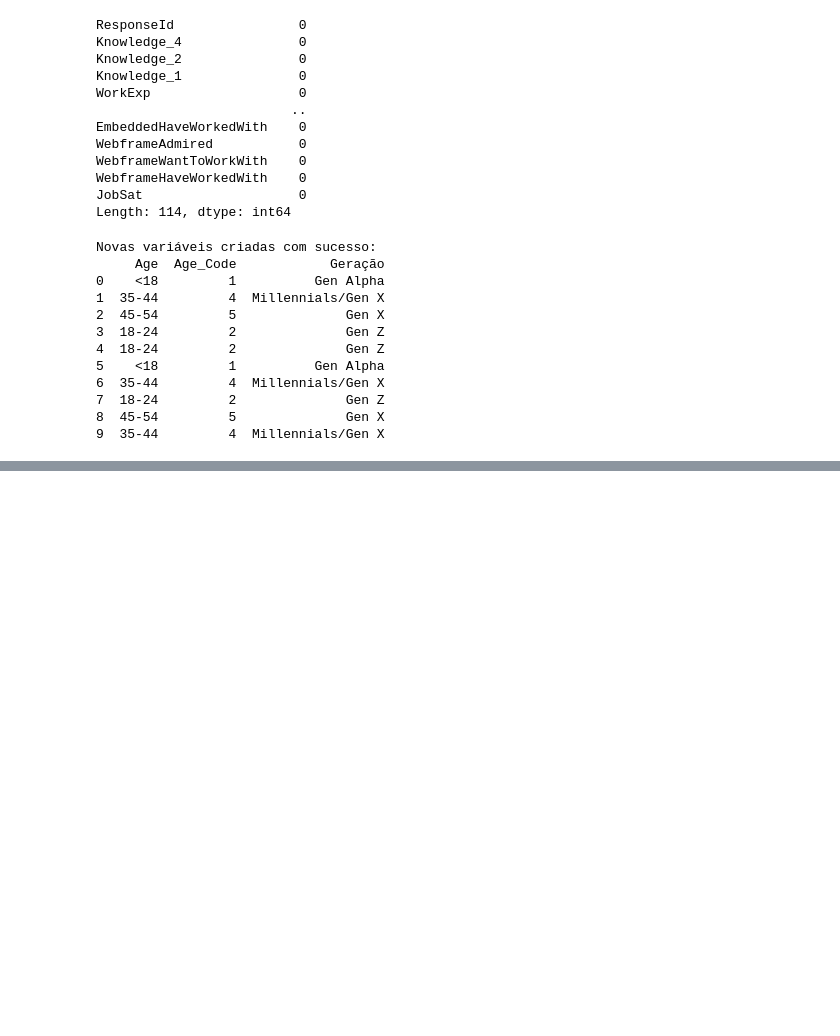
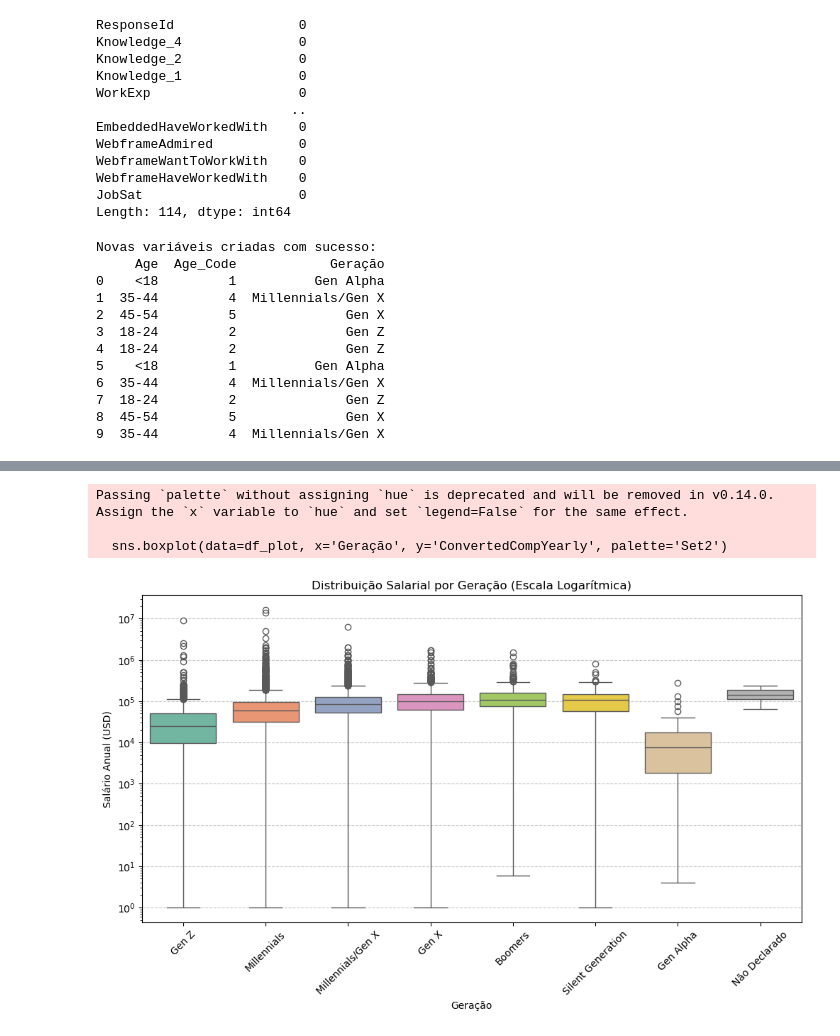
Before and after one commit to Rodrigo-CPEio/DataSet_GroupProject, a Jupyter notebook: Notebook_LAD.ipynb, the cells around one changed output, grey strips where cells are left out. Saved outputs shown, nothing was run; the diff lists cells and outputs as text; code cells hidden in the pictures; blank space fills up the shorter version.

```diff
--- a/Notebook_LAD.ipynb
+++ b/Notebook_LAD.ipynb
@@ -144,7 +146,7 @@ JobSat                    0
 Length: 114, dtype: int64
 # %%
 # 1. Carregar o dataset limpo (com zero)
-srp = pd.read_csv('DATASET/dataset_limpo_zero.csv')
+srp = pd.read_csv("./DATASET/survey_results_public.csv")
 #LIMPEZA: Transformar o texto em intervalos simples
 # Removemos "years old", "Under", etc.
 srp['Age'] = (srp['Age']
@@ -218,0 +231,23 @@ srp.to_csv('DATASET/dataset_limpo_geracoes.csv', index=False)
+# %%
+# 1. Filtrar o dataset para excluir salários zero ou nulos (para o gráfico não ficar distorcido)
+df_plot = srp[srp['ConvertedCompYearly'] > 0]
+
+# 2. Criar o gráfico
+plt.figure(figsize=(12, 6))
+sns.boxplot(data=df_plot, x='Geração', y='ConvertedCompYearly', palette='Set2')
+
+# 3. Ajustar escala (salários podem ter valores muito altos, o log scale ajuda a ver melhor)
+plt.yscale('log')
+
+plt.title('Distribuição Salarial por Geração (Escala Logarítmica)')
+plt.xlabel('Geração')
+plt.ylabel('Salário Anual (USD)')
+plt.xticks(rotation=45)
+plt.grid(True, axis='y', linestyle='--', alpha=0.7)
+
+plt.show()
+# %% [output]
+Passing `palette` without assigning `hue` is deprecated and will be removed in v0.14.0. Assign the `x` variable to `hue` and set `legend=False` for the same effect.
+
+  sns.boxplot(data=df_plot, x='Geração', y='ConvertedCompYearly', palette='Set2')
+[figure, added]
```
Also changed, not shown: parts of 16 cells of this notebook.
